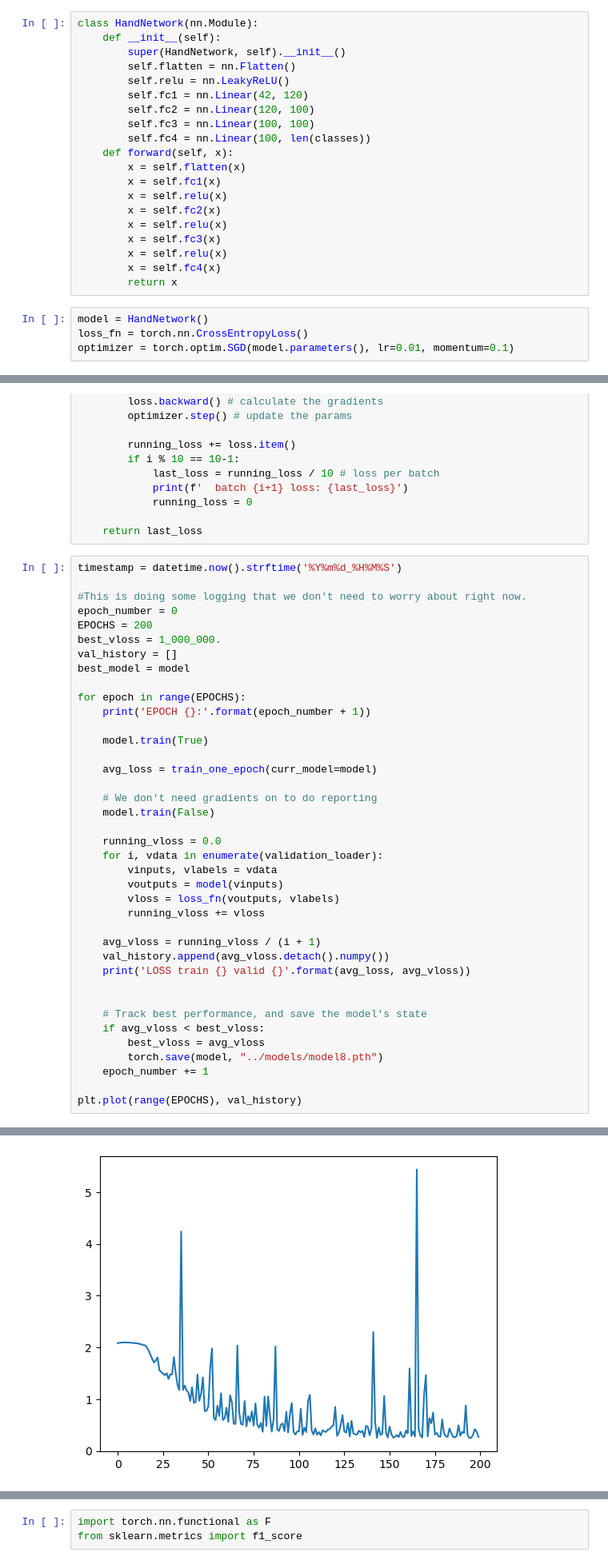
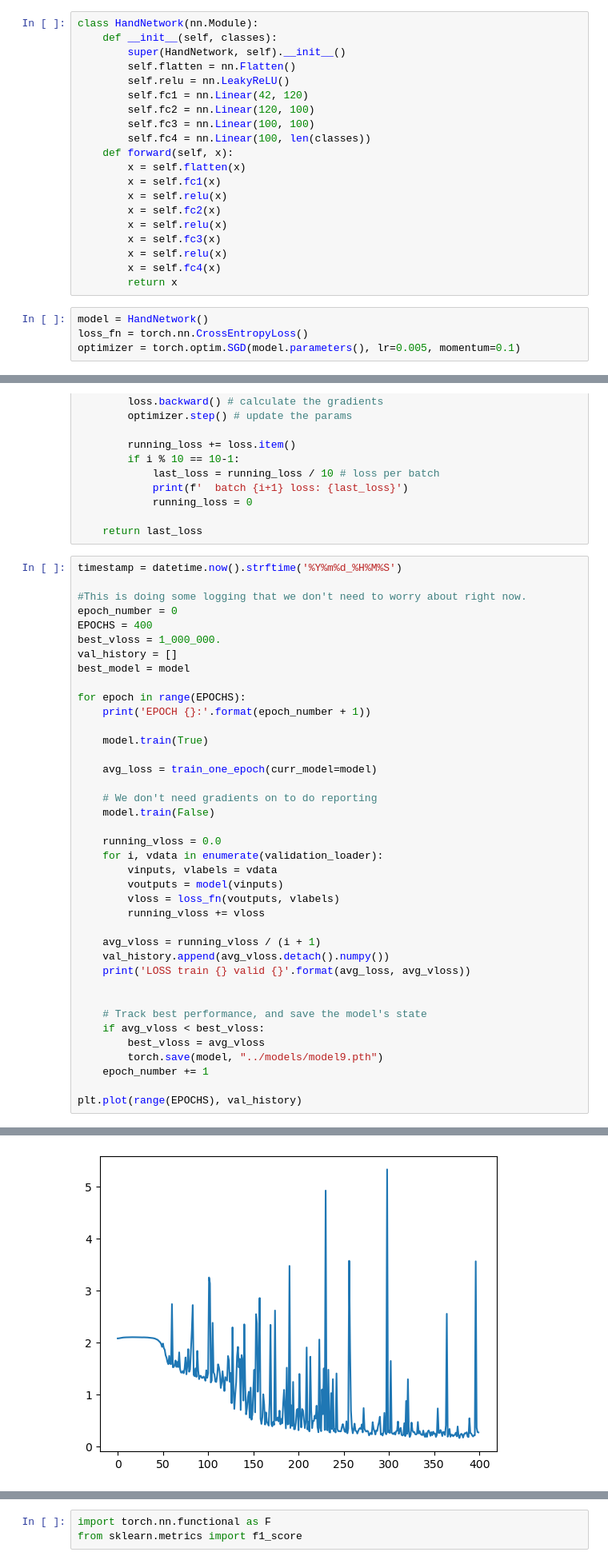
Before and after one commit to nwetmore99/PIC16B-Project, a Jupyter notebook: notebooks/training.ipynb, the cells around one changed output, grey strips where cells are left out. Shown at 80% size. Cells and saved outputs as stored; diff of their text form.

```diff
--- a/notebooks/training.ipynb
+++ b/notebooks/training.ipynb
@@ -107,6 +111,6 @@ validation_loader = torch.utils.data.DataLoader(validation_set, batch_size=4, sh
 # %%
 class HandNetwork(nn.Module):
-    def __init__(self):
+    def __init__(self, classes):
         super(HandNetwork, self).__init__()
         self.flatten = nn.Flatten()
         self.relu = nn.LeakyReLU()
@@ -127,7 +131,7 @@ class HandNetwork(nn.Module):
 # %%
 model = HandNetwork()
 loss_fn = torch.nn.CrossEntropyLoss()
-optimizer = torch.optim.SGD(model.parameters(), lr=0.01, momentum=0.1)
+optimizer = torch.optim.SGD(model.parameters(), lr=0.005, momentum=0.1)
 # %%
 def train_one_epoch(curr_model):
     running_loss = 0
@@ -153,7 +157,7 @@ timestamp = datetime.now().strftime('%Y%m%d_%H%M%S')
 
 #This is doing some logging that we don't need to worry about right now.
 epoch_number = 0
-EPOCHS = 200
+EPOCHS = 400
 best_vloss = 1_000_000.
 val_history = []
 best_model = model
@@ -183,7 +187,7 @@ for epoch in range(EPOCHS):
     # Track best performance, and save the model's state
     if avg_vloss < best_vloss:
         best_vloss = avg_vloss
-        torch.save(model, "../models/model8.pth")
+        torch.save(model, "../models/model9.pth")
     epoch_number += 1
 
 plt.plot(range(EPOCHS), val_history)
@@ -208,5 +212,5 @@ LOSS train 0.34727801994554286 valid 0.27041532009978614
 [<matplotlib.lines.Line2D at 0x...>]
-[figure, old version]
+[figure, new version]
 # %%
 best_vloss
 # %% [output]
```
Also changed, not shown: parts of 8 cells of this notebook, 1 other file.
